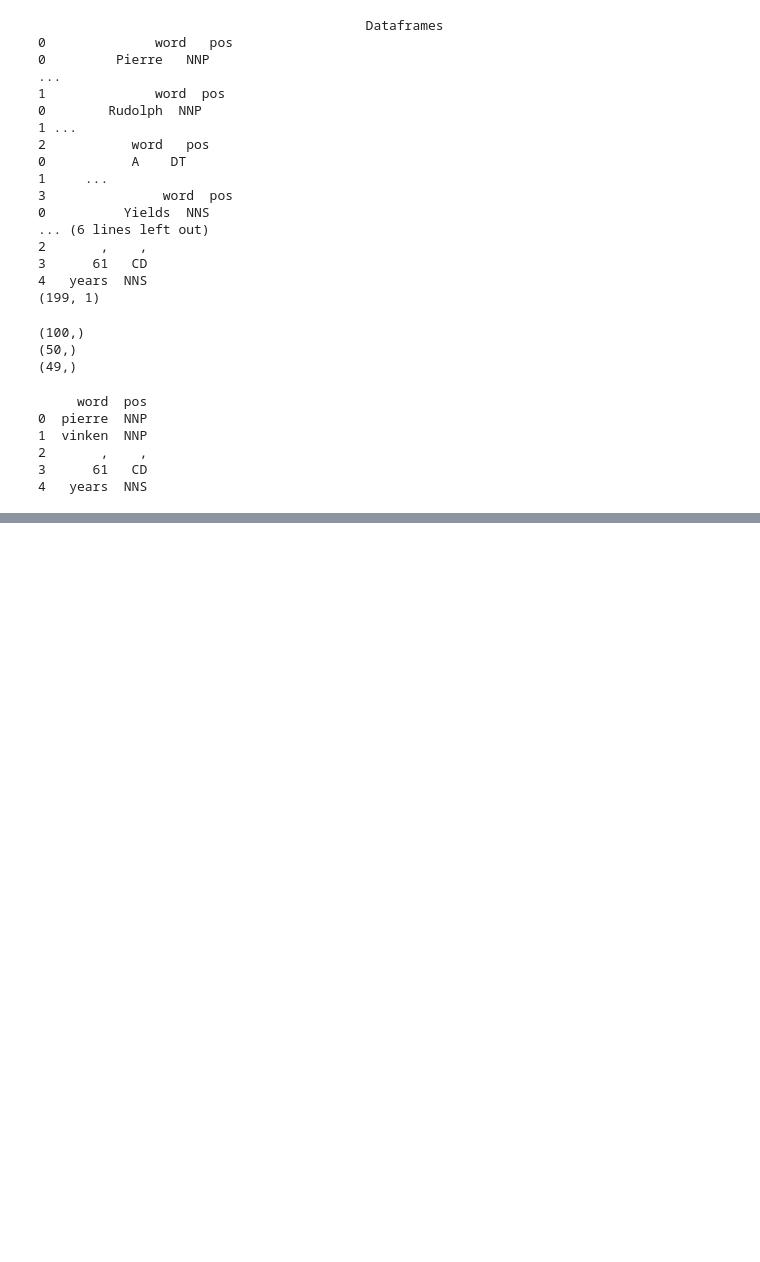
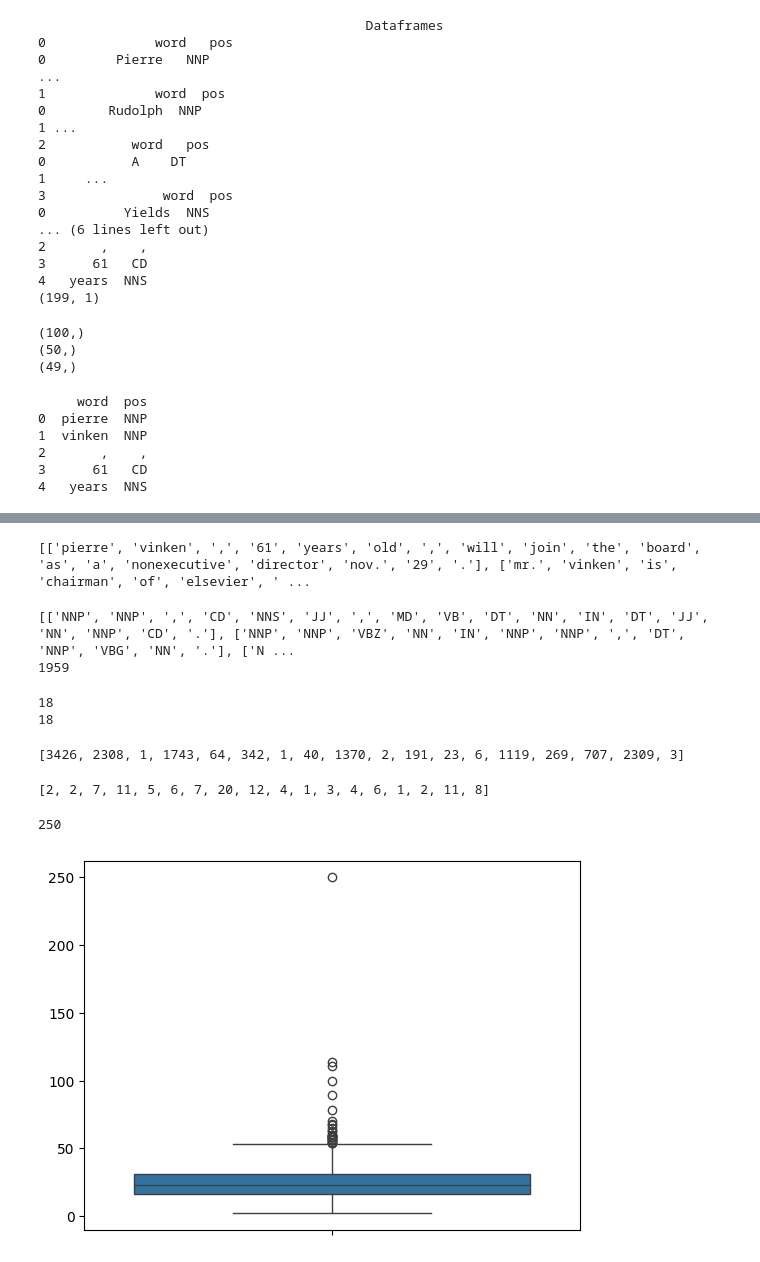
Before and after one commit to CipStr/NLProject, a Jupyter notebook: A1_v2.ipynb, the cells around one changed output, grey strips where cells are left out. Cells and saved outputs as stored; diff of their text form; code cells hidden in the pictures; blank space fills up the shorter version.

Commit message:
Refactored everything, new sentence based approach

```diff
--- a/A1_v2.ipynb
+++ b/A1_v2.ipynb
@@ -86,0 +135,78 @@ Requirement already satisfied: smart-open>=1.8.1 in d:\nlproject\.venv\lib\site-
+# %%
+# Create new dataframe that contains the single sentences
+def create_sentences(df, docs):
+    sentences = []
+    chunks = []
+    for i in range(docs, len(df)):
+        for element in df[i]['word']:
+            if element != '.' and element != '!' and element != '?':
+                chunks.append(element)
+            else:
+                chunks.append(element)
+                sentences.append(chunks)
+                chunks = []
+    return sentences
+
+# Create sentences for train, val and test
+train_sentences = create_sentences(train, 0)
+print(train_sentences)
+print(len(train_sentences))
+# %% [output]
+[['pierre', 'vinken', ',', '61', 'years', 'old', ',', 'will', 'join', 'the', 'board', 'as', 'a', 'nonexecutive', 'director', 'nov.', '29', '.'], ['mr.', 'vinken', 'is', 'chairman', 'of', 'elsevier', ' ...
+# %%
+def create_tag_sentences(df, docs):
+    tag_sentences = []
+    chunks = []
+    for i in range(docs, len(df)):
+        for element in df[i]['pos']:
+            if element != '.' and element != '!' and element != '?':
+                chunks.append(element)
+            else:
+                chunks.append(element)
+                tag_sentences.append(chunks)
+                chunks = []
+    return tag_sentences
+
+# Create tag sentences for train, val and test
+train_tag_sentences = create_tag_sentences(train, 0)
+print(train_tag_sentences)
+print(len(train_tag_sentences))
+# %% [output]
+[['NNP', 'NNP', ',', 'CD', 'NNS', 'JJ', ',', 'MD', 'VB', 'DT', 'NN', 'IN', 'DT', 'JJ', 'NN', 'NNP', 'CD', '.'], ['NNP', 'NNP', 'VBZ', 'NN', 'IN', 'NNP', 'NNP', ',', 'DT', 'NNP', 'VBG', 'NN', '.'], ['N ...
+1959
+# %%
+print(len(train_sentences[0]))
+print(len(train_tag_sentences[0]))
+# %% [output]
+18
+18
+# %%
+# Encode train sentences and tags
+from keras.preprocessing.text import Tokenizer
+from keras.preprocessing.sequence import pad_sequences
+
+# Encode train sentences
+sentence_tokenizer = Tokenizer()
+sentence_tokenizer.fit_on_texts(train_sentences)
+encoded_train_sentences = sentence_tokenizer.texts_to_sequences(train_sentences)
+
+print(encoded_train_sentences[0])
+# %% [output]
+[3426, 2308, 1, 1743, 64, 342, 1, 40, 1370, 2, 191, 23, 6, 1119, 269, 707, 2309, 3]
+# %%
+tag_tokenizer = Tokenizer()
+tag_tokenizer.fit_on_texts(train_tag_sentences)
+encoded_train_tags = tag_tokenizer.texts_to_sequences(train_tag_sentences)
+
+print(encoded_train_tags[0])
+# %% [output]
+[2, 2, 7, 11, 5, 6, 7, 20, 12, 4, 1, 3, 4, 6, 1, 2, 11, 8]
+# %%
+# check length of longest sentence
+lengths = [len(sentence) for sentence in encoded_train_sentences]
+print(max(lengths))
+sns.boxplot(lengths)
+plt.show()
+# %% [output]
+250
+[figure, added]
```
Also changed, not shown: parts of 15 cells of this notebook.
